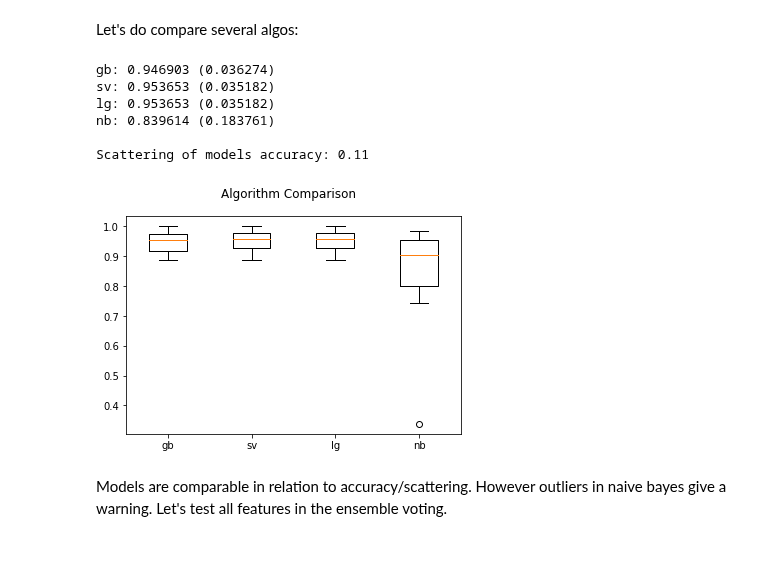
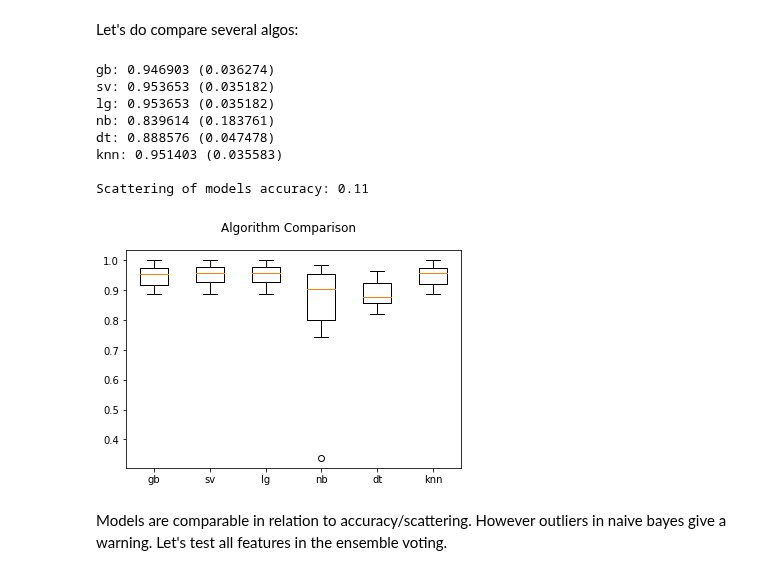
Before and after one commit to SergeyKamenshchikov/MARKETING, a Jupyter notebook: web_ml_new.ipynb, the cells around one changed output. Cells and saved outputs as stored; diff of their text form; code cells hidden in the pictures.

```diff
--- a/web_ml_new.ipynb
+++ b/web_ml_new.ipynb
@@ -217,9 +231,6 @@ Features: ['Visits', 'Viewers', 'Views', 'BR', 'Depth', 'Time', 'CR,%']
 Importance: [3.3  3.3  2.39 0.04 0.73 0.04 0.27]
 # %% [markdown]
 Importance of visits/viwers/views is confirmed. Let's test all features in several supervised learning models.
-# %%
-array=df_binary.values
-X=array[:,0:7];Y=array[:,7]
 # %% [markdown]
 Let's do compare several algos:
 # %%
@@ -228,38 +239,42 @@ models.append(('gb',GradientBoostingClassifier(n_estimators=100,random_state=7))
 models.append(('sv',SVC(gamma='auto')))
 models.append(('lg',LogisticRegression(solver='liblinear')))
 models.append(('nb',GaussianNB()))
+models.append(('dt',DecisionTreeClassifier()))
+models.append(('knn',KNeighborsClassifier()))
 
 results=[]
 names=[]
 scattering=[]
 scoring='accuracy'
 
 for name, model in models:
   kfold = KFold(n_splits=split_num, random_state=7)
   cv_results=cross_val_score(model,X,Y,cv=kfold,scoring=scoring)
   results.append(cv_results)
   names.append(name)
   msg="%s: %f (%f)" % (name, cv_results.mean(), cv_results.std())
   scattering.append(cv_results.mean())
   print(msg)
 
 maxmin_delta=(max(scattering)-min(scattering))
 print('\nScattering of models accuracy:',round(maxmin_delta,2))
 
 fig = plt.figure()
 fig.suptitle('Algorithm Comparison')
 ax=fig.add_subplot(111)
 plt.boxplot(results)
 ax.set_xticklabels(names)
 plt.show()
 # %% [output]
 gb: 0.946903 (0.036274)
 sv: 0.953653 (0.035182)
 lg: 0.953653 (0.035182)
 nb: 0.839614 (0.183761)
+dt: 0.888576 (0.047478)
+knn: 0.951403 (0.035583)
 
 Scattering of models accuracy: 0.11
-[figure, old version]
+[figure, new version]
 # %% [markdown]
 Models are comparable in relation to accuracy/scattering. However outliers in naive bayes give a warning. Let's test all features in the ensemble voting.
 # %%
```
Also changed, not shown: parts of 14 cells of this notebook.
